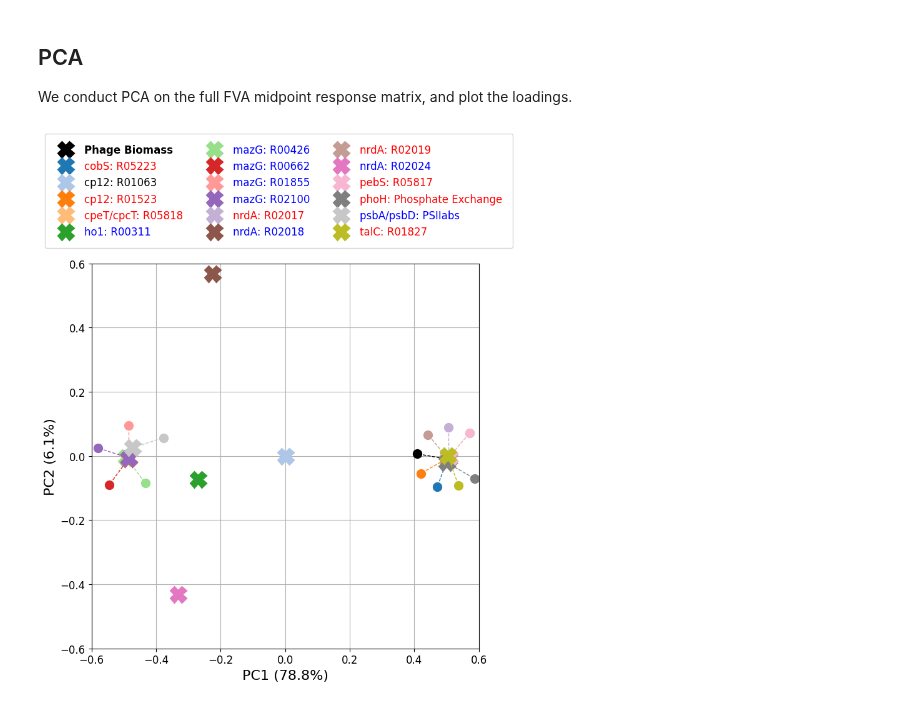
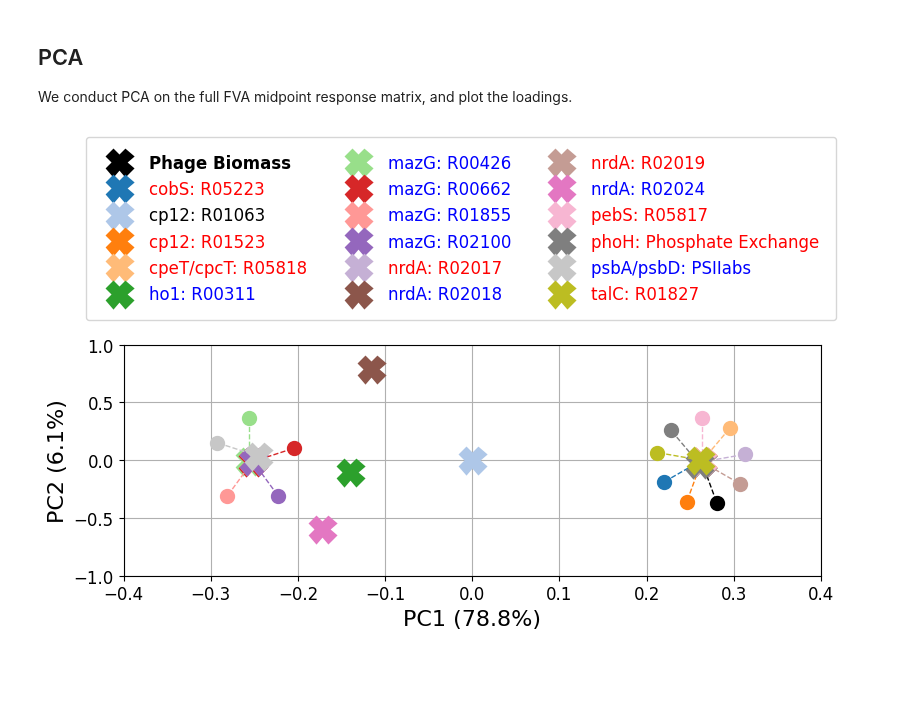
Before and after one commit to NWBRaVE/p-hm2-amgs-in-med4, a Jupyter notebook: phage_biomass_impact.ipynb, the cells around one changed output. Saved outputs shown, nothing was run; the diff lists cells and outputs as text; code cells hidden in the pictures; blank space fills up the shorter version.

Commit message:
adjusted pca plot

```diff
--- a/phage_biomass_impact.ipynb
+++ b/phage_biomass_impact.ipynb
@@ -381,9 +381,9 @@ pc_proj = pd.DataFrame(
 pc_proj = pc_proj.reindex(
     sorted(pc_proj.index, key=lambda x: amg_rxn_names[x] if x != "Phage Biomass" else x)
 )
-pc_proj = pc_proj / (pc_proj.max() - pc_proj.min())
+# pc_proj = pc_proj / (pc_proj.max() - pc_proj.min())
 # %%
-fig, ax = plt.subplots(1, 1, figsize=(8, 8))
+fig, ax = plt.subplots(1, 1, figsize=(9, 3))
 lab_colors = {}
 for i, (amg, row) in enumerate(pc_proj.iterrows()):
     x = row["PC0"]
@@ -415,18 +415,27 @@ for i, (amg, row) in enumerate(pc_proj.iterrows()):
         lab_colors[lab] = "#000000"
     # rng = np.random.RandomState(i * 42)
     # rn = rng.random() * np.pi * 2
-    rn = 0
-    for cval in sorted(pc_proj["PC0"]):
-        if x < -0.4:
-            rn += np.pi * 2 / (sum(pc_proj["PC0"] < -0.4))
-        elif x > 0.4 and cval > 0:
-            rn += np.pi * 2 / (sum(pc_proj["PC0"] > 0.4))
-        if cval > x:
-            break
-    if rn == 0:
+    # rn = 0
+    # for cval in sorted(pc_proj["PC0"]):
+    #     if x < -0.2:
+    #         rn += np.pi * 2 / (sum(pc_proj["PC0"] < -0.2))
+    #     elif x > 0.2 and cval > 0.2:
+    #         rn += np.pi * 2 / (sum(pc_proj["PC0"] > 0.2))
+    #     if cval > x:
+    #         break
+    if x < -0.2:
+        nth = sum(pc_proj["PC0"] < -0.2)
+        xi = sum(pc_proj["PC0"] < x)
+        rn = 2 * np.pi * xi / nth
+        jx, jy = 0.05 * np.sin(rn), 0.75 / 2 * np.cos(rn)
+    elif x > 0.2:
+        nth = sum(pc_proj["PC0"] > 0.2)
+        xi = sum(pc_proj["PC0"] > x)
+        rn = 2 * np.pi * xi / nth
+        jx, jy = 0.05 * np.sin(rn), 0.75 / 2 * np.cos(rn)
+    else:
         jx, jy = 0, 0
-    else:
-        jx, jy = 0.1 * np.sin(rn), 0.1 * np.cos(rn)
+
     ax.plot(
         x + jx,
         y + jy,
@@ -447,34 +456,34 @@ for i, (amg, row) in enumerate(pc_proj.iterrows()):
         markerfacecolor=(r, g, b, a),
         markeredgecolor=(r, g, b, a),
         markeredgewidth=2,
         ms=1 if amg != "Phage Biomass" else 5,
     )
     ax.plot(
         [x, x + jx],
         [y, y + jy],
         color=(r, g, b, a),
         linewidth=1,
         linestyle="--",
     )
 ax.grid(True)
 ax.tick_params(axis="both", which="both", labelsize=12)
 ax.set_xlabel(f"PC1 ({v1:.1%})", fontsize=16)
 ax.set_ylabel(f"PC2 ({v2:.1%})", fontsize=16)
 leg = fig.legend(
     ncols=3,
     loc="upper center",
-    bbox_to_anchor=(0.5, 1.15),
+    bbox_to_anchor=(0.5, 1.6),
     fontsize=12,
     labelspacing=0.5,
     borderpad=1,
 )
 
 for tlab in leg.get_texts():
     tlab.set_color(lab_colors[tlab.get_text()])
     if tlab.get_text() == "Phage Biomass":
         tlab.set_fontweight("bold")
-ax.set_xlim([-0.6, 0.6])
-ax.set_ylim([-0.6, 0.6])
+ax.set_xlim([-0.4, 0.4])
+ax.set_ylim([-1, 1])
 plt.show()
 # %% [output]
-[figure, old version]
+[figure, new version]
```
Also changed, not shown: parts of 4 cells of this notebook.
